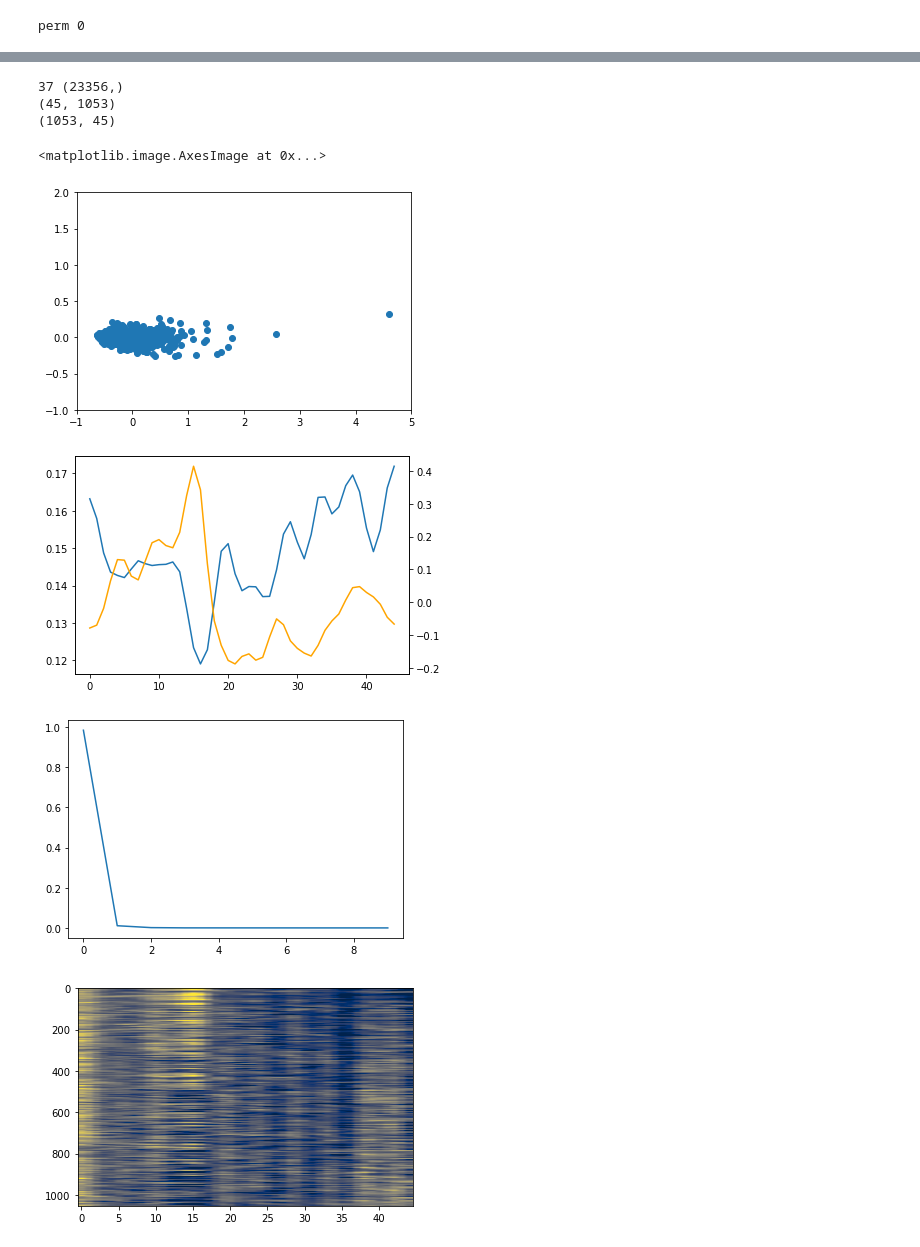
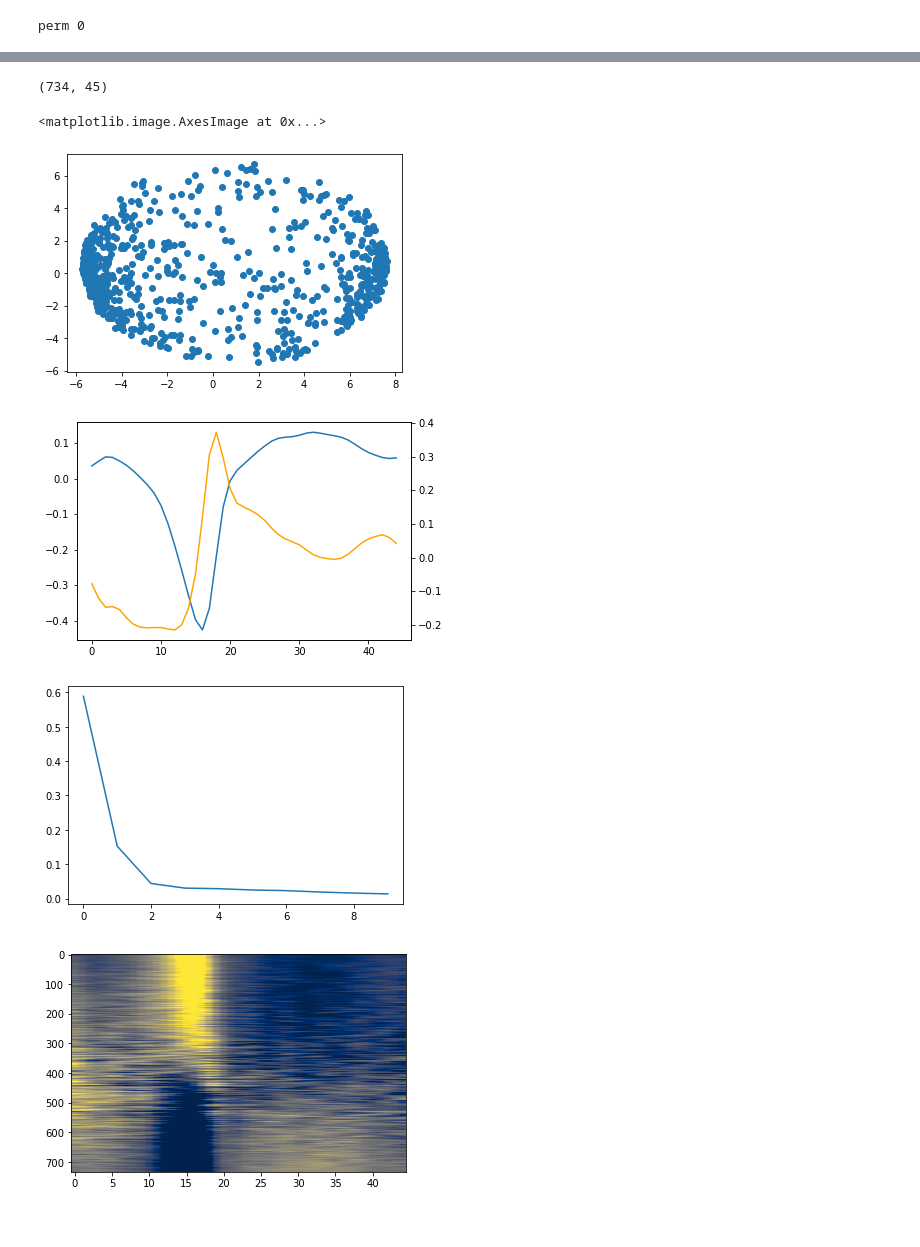
Before and after one commit to GiocomoLab/InVivoDA_analyses, a Jupyter notebook: LabMeeting_02_16_21/ClusterDAResponses.ipynb, the cells around one changed output, grey strips where cells are left out. Drawn from its saved outputs; the diff is of its cells as text; code cells hidden in the pictures.

```diff
--- a/LabMeeting_02_16_21/ClusterDAResponses.ipynb
+++ b/LabMeeting_02_16_21/ClusterDAResponses.ipynb
@@ -31,7 +32,7 @@ print(all_sessions['GRABDA7'][2])
 # %% [output]
 {'date': '12_12_2020', 'scene': 'NeuroMods_LocationA', 'session': 2, 'scan': 2}
 # %%
-mouse = "GRABDA7"
+mouse = "GRABDA5"
 ind = 2
 
 f = all_sessions[mouse][ind]
@@ -177,39 +178,38 @@ ax[1].imshow(_dff2_red_mats[:,:,4])
 # %%
-print(masks.sum(),nanmask.shape)
 _dff2 = np.nanmean(sess.trial_matrices['dff2'][0],axis=0)
 _dff2[np.isnan(_dff2)]=0
 _dff2 = sp.ndimage.filters.gaussian_filter1d(_dff2,1,axis=0)
-print(_dff2.shape)
-# _dff2 = sess.t['dff2'][:,nanmask]
+# _dff2 /= _dff2.mean(axis=0,keepdims=True)
+_dff2 = sp.stats.zscore(_dff2,axis=0)
+
+
 pca = sklearn.decomposition.PCA()
 _dff2_red = pca.fit_transform(_dff2.T)
 print(_dff2_red.shape)
 fig,ax = plt.subplots()
 ax.scatter(_dff2_red[:,0],_dff2_red[:,1])
-ax.set_xlim([-1,5])
-ax.set_ylim([-1,2])
+# ax.set_xlim([-1,5])
+# ax.set_ylim([-1,2])
 
 fig,ax = plt.subplots()
 ax.plot(pca.components_[0,:])
 ax2 = ax.twinx()
 ax2.plot(pca.components_[1,:],color='orange')
 
 fig,ax = plt.subplots()
 ax.plot(pca.explained_variance_ratio_[:10])
 # ax.plot(pca.singular_values_[:10]**.5)
 
 fig,ax = plt.subplots()
 ax.imshow(sp.stats.zscore(_dff2[:,np.argsort(_dff2_red[:,0])].T,axis=1),
           aspect='auto',cmap='cividis',vmin=-1,vmax=2)
 # %% [output]
-37 (23356,)
-(45, 1053)
-(1053, 45)
+(734, 45)
 <matplotlib.image.AxesImage at 0x...>
-[figure, old version]
+[figure, new version]
-[figure, old version]
+[figure, new version]
-[figure, old version]
+[figure, new version]
-[figure, old version]
+[figure, new version]
 # %%
 
 err = []
```
Also changed, not shown: parts of 10 cells of this notebook, 3 other files.
